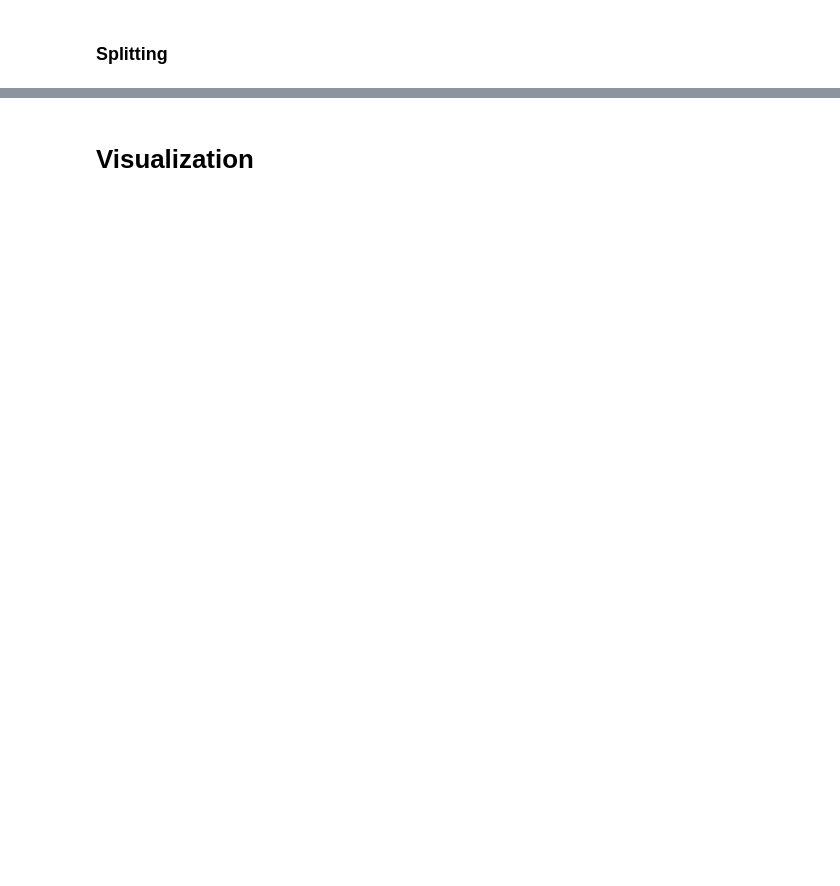
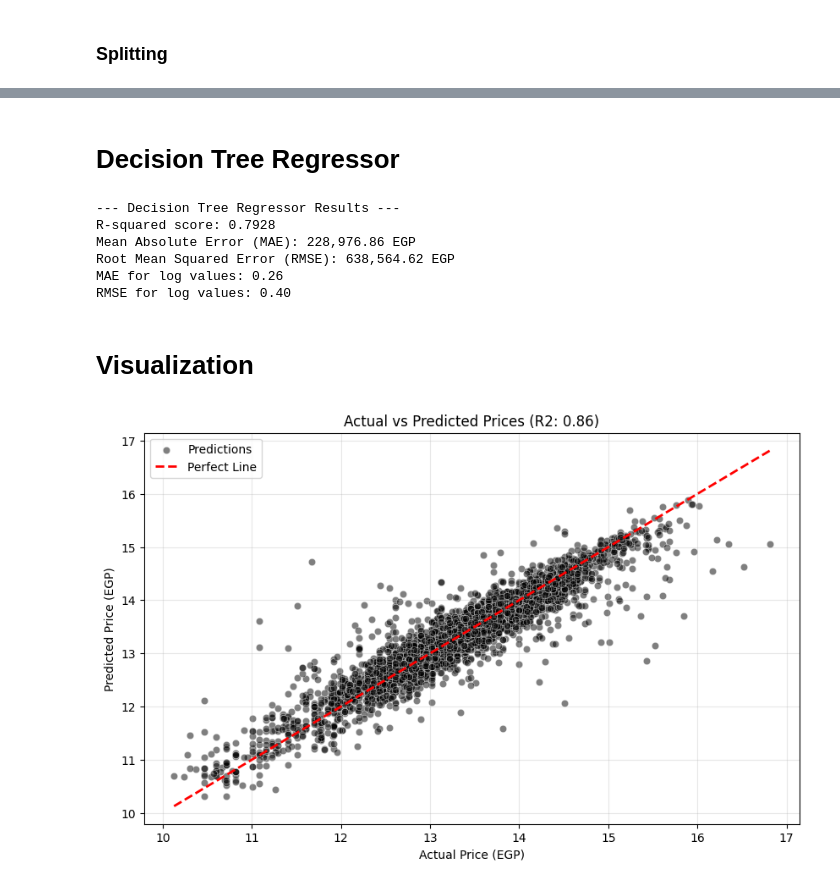
Before and after one commit to Ahmad-Tharwat07/BI-College-Project, a Jupyter notebook: Regression Models/Regression_Model.ipynb, the cells around one changed output, grey strips where cells are left out. Drawn from its saved outputs; the diff is of its cells as text; code cells hidden in the pictures; blank space fills up the shorter version.

```diff
--- a/Regression Models/Regression_Model.ipynb
+++ b/Regression Models/Regression_Model.ipynb
@@ -379 +261,6 @@ array([[ 1.        ,  0.        ,  0.        , ...,  0.        ,
+# %%
+scaler = StandardScaler()
+
+X_train_scaled = scaler.fit_transform(X_train)
+X_test_scaled = scaler.transform(X_test)
 # %% [markdown]
@@ -403,0 +294,2 @@ RMSE_RF = np.sqrt(MSE_RF) # Root Mean Squared Error
+# %% [markdown]
+# Decision Tree Regressor
@@ -404,3 +309,31 @@ RMSE_RF = np.sqrt(MSE_RF) # Root Mean Squared Error
+# %%
+print("\n--- Decision Tree Regressor Results ---")
+print(f"R-squared score: {R2_dt:.4f}")
+print(f"Mean Absolute Error (MAE): {MAE_dt:,.2f} EGP")
+print(f"Root Mean Squared Error (RMSE): {RMSE_dt:,.2f} EGP")
+print(f"MAE for log values: {MAE_log_dt:,.2f}")
+print(f"RMSE for log values: {RMSE_log_dt:,.2f}")
+# %% [output]
+--- Decision Tree Regressor Results ---
+R-squared score: 0.7928
+Mean Absolute Error (MAE): 228,976.86 EGP
+Root Mean Squared Error (RMSE): 638,564.62 EGP
+MAE for log values: 0.26
+RMSE for log values: 0.40
 # %% [markdown]
 # Visualization
+# %%
+plt.figure(figsize=(10, 6))
+sns.scatterplot(x=y_test, y=y_pred, alpha=0.5, color='black', label='Predictions')
+plt.plot([y_test.min(), y_test.max()], [y_test.min(), y_test.max()], 'r--', lw=2, label='Perfect Line')
+
+plt.xlabel('Actual Price (EGP)')
+plt.ylabel('Predicted Price (EGP)')
+plt.title(f'Actual vs Predicted Prices (R2: {R2:.2f})')
+plt.legend()
+plt.grid(True, alpha=0.3)
+plt.savefig('random_forest_label_standard_predictions.png')
+plt.show()
+# %% [output]
+[figure, added]
 # %%
```
Also changed, not shown: parts of 57 cells of this notebook, 3 other files.
